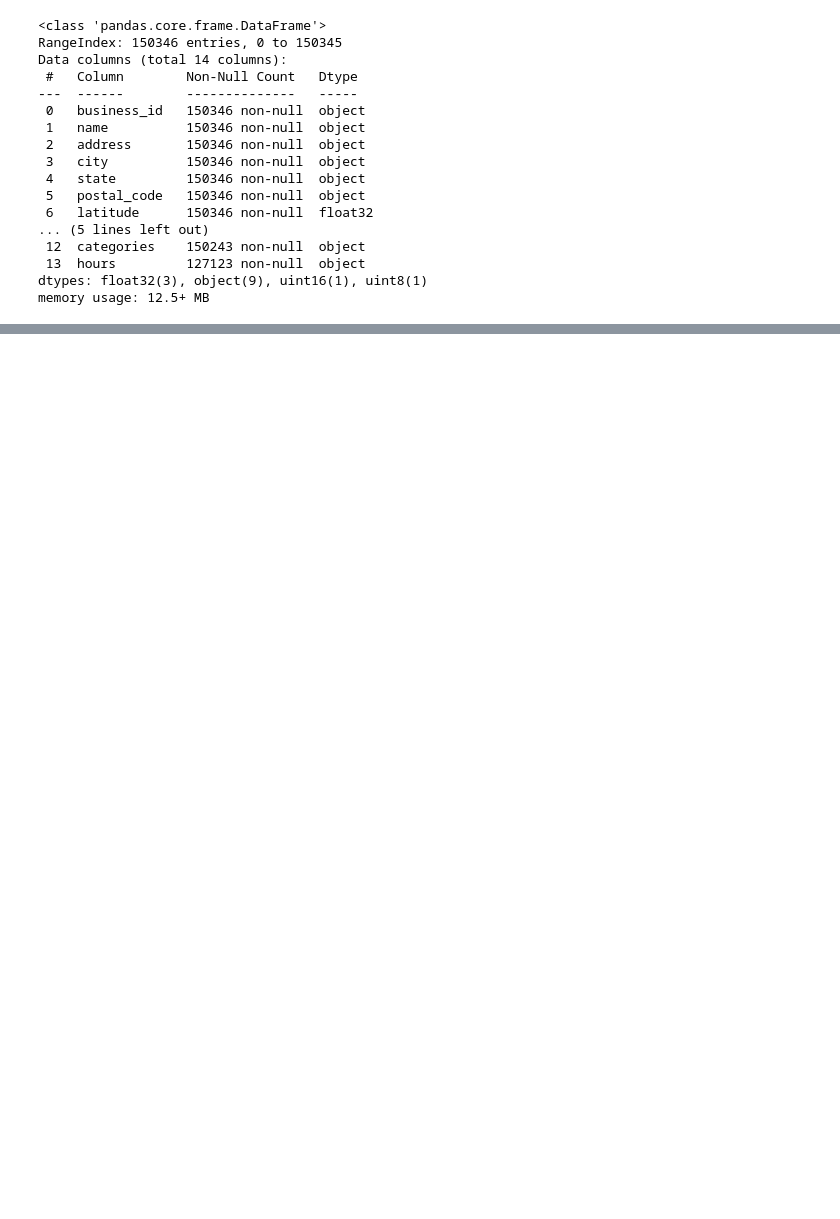
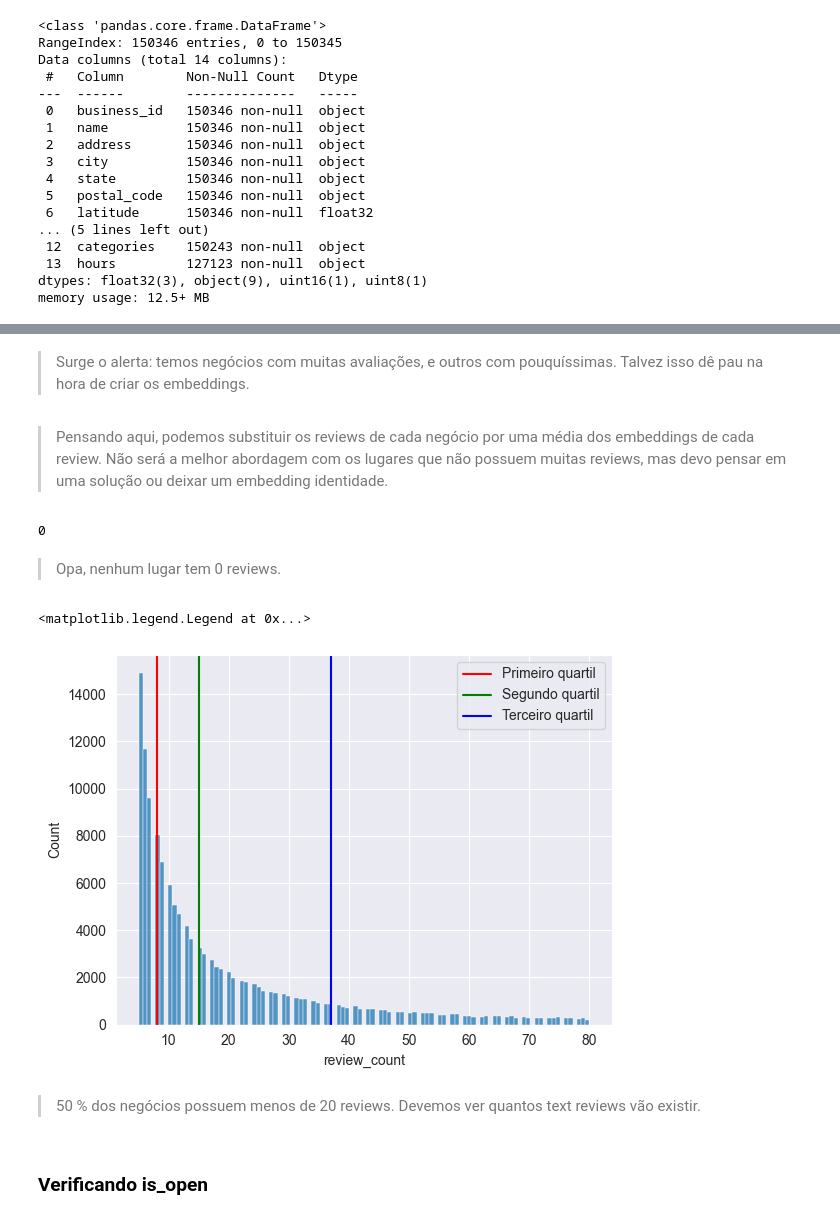
Before and after one commit to aveusalex/RecSysChallengeHeloexAMNS, a Jupyter notebook: EDA/businessEDA.ipynb, the cells around one changed output, grey strips where cells are left out. Saved outputs shown, nothing was run; the diff lists cells and outputs as text; code cells hidden in the pictures; blank space fills up the shorter version.

```diff
--- a/EDA/businessEDA.ipynb
+++ b/EDA/businessEDA.ipynb
@@ -183,0 +167,10 @@ for chunk in pd.read_json("../data/yelp_dataset/yelp_academic_dataset_user.json"
+# %%
+# verificando quantos negócios estão acima do limite superior do boxplot
+IQR = df_business.review_count.quantile(0.75) - df_business.review_count.quantile(0.25)
+limite_superior = df_business.review_count.quantile(0.75) + 1.5 * IQR
+
+print(f"{df_business[df_business.review_count > limite_superior].shape[0]} possuem mais de {limite_superior} reviews!")
+
+
+# printando quantos estão abaixo do limite superior
+print(f"{df_business[df_business.review_count < limite_superior].shape[0]} possuem menos de {limite_superior} reviews!")
@@ -183,0 +196,27 @@ for chunk in pd.read_json("../data/yelp_dataset/yelp_academic_dataset_user.json"
+# %% [markdown]
+> Surge o alerta: temos negócios com muitas avaliações, e outros com pouquíssimas. Talvez isso dê pau na hora de criar os embeddings.
+# %% [markdown]
+> Pensando aqui, podemos substituir os reviews de cada negócio por uma média dos embeddings de cada review. Não será a melhor abordagem com os lugares que não possuem muitas reviews, mas devo pensar em uma solução ou deixar um embedding identidade.
+# %%
+# verificando quantos lugares tem 0 reviews
+df_business[df_business.review_count == 0].shape[0]
+# %% [output]
+0
+# %% [markdown]
+> Opa, nenhum lugar tem 0 reviews.
+# %%
+# verificando a distribuição de reviews abaixo do limite superior de reviews
+sns.histplot(data=df_business[df_business.review_count < limite_superior].review_count)
+# plotando linhas verticais indicando os quartis
+plt.axvline(df_business.review_count.quantile(0.25), color="red", label="Primeiro quartil")
+plt.axvline(df_business.review_count.quantile(0.5), color="green", label="Segundo quartil")
+plt.axvline(df_business.review_count.quantile(0.75), color="blue", label="Terceiro quartil")
+
+plt.legend()
+# %% [output]
+<matplotlib.legend.Legend at 0x...>
+[figure, added]
+# %% [markdown]
+> 50 % dos negócios possuem menos de 20 reviews. Devemos ver quantos text reviews vão existir.
+# %% [markdown]
+### Verificando is_open
```
Also changed, not shown: parts of 93 cells of this notebook, 6 other files.
